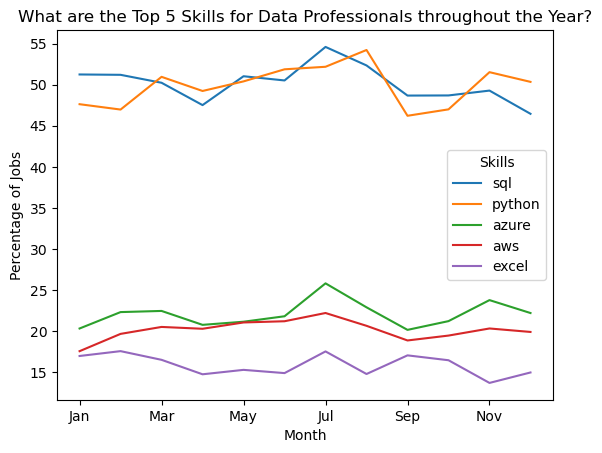
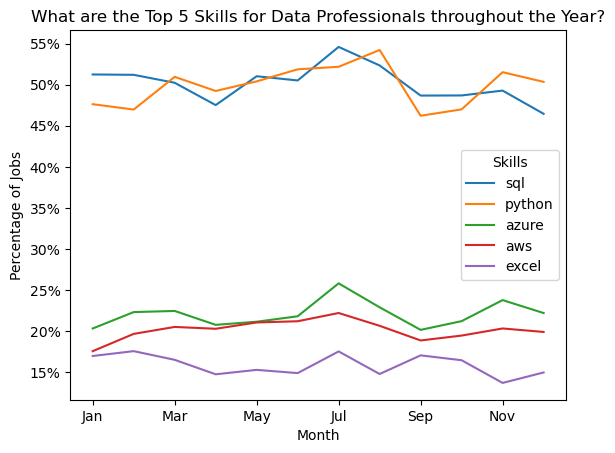
The notebook cell's code change between the first figure and the second:
--- before
+++ after
@@ -8,2 +8,4 @@
 plt.xlabel("Month")
 plt.ylabel("Percentage of Jobs");
+
+plt.gca().yaxis.set_major_formatter(mtick.PercentFormatter(decimals=0)) # Add percentage sign to y axis ticks

Commit: Add percentage ticks in matplotlib and seaborn plots